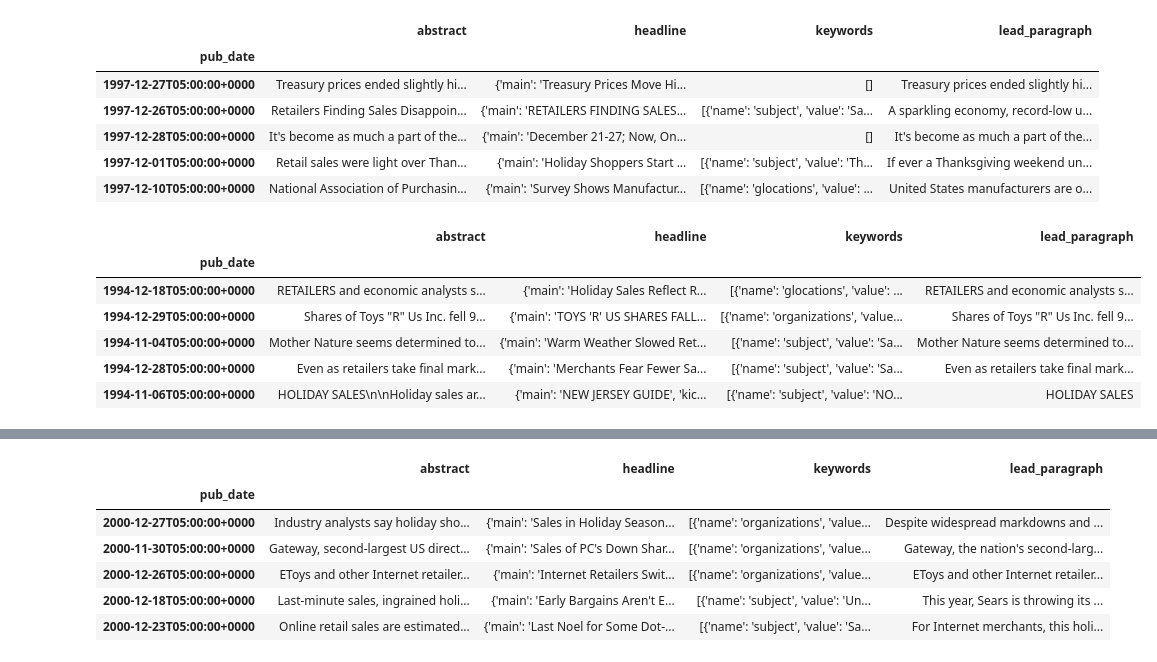
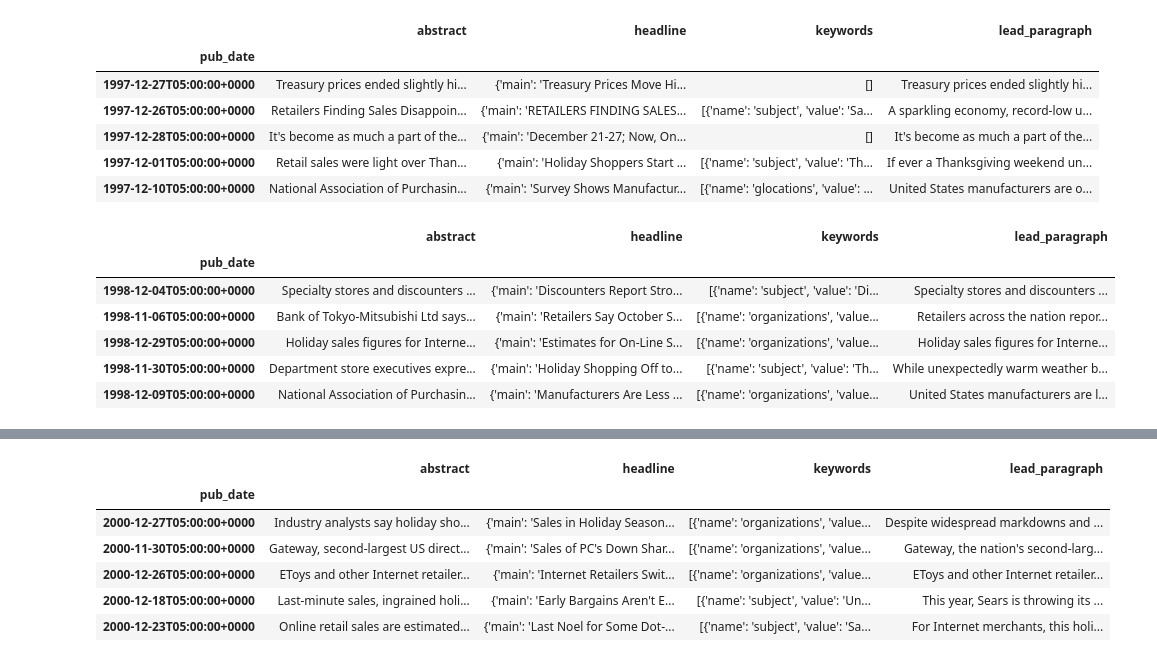
Before and after one commit to junaidqamer/HolidaySales, a Jupyter notebook: NYT_api.ipynb, the cells around one changed output, grey strips where cells are left out. Saved outputs shown, nothing was run; the diff lists cells and outputs as text; code cells hidden in the pictures.

```diff
--- a/NYT_api.ipynb
+++ b/NYT_api.ipynb
@@ -174,18 +174,18 @@ articles_df_97.head()
 # %%
 # Dataframe for 98
 articles98= articles_98['response']
-articles_df_98 = pd.DataFrame(articles94['docs']).set_index('pub_date').drop(columns = ['_id','byline', 'document_type','multimedia','news_desk'
-                                                                         ,'print_page','print_section','snippet','source','subsection_name'
+articles_df_98 = pd.DataFrame(articles98['docs']).set_index('pub_date').drop(columns = ['_id','byline', 'document_type','multimedia','news_desk'
+                                                                         ,'print_page','print_section','snippet','source'
                                                                          ,'type_of_material', 'uri','web_url','word_count','section_name'])
 articles_df_98.head()
 # %% [output]
 |  | abstract | headline | keywords | lead_paragraph |
 | pub_date |  |  |  |  |
-| 1994-12-18T05:00:00+0000 | RETAILERS and economic analysts s... | {'main': 'Holiday Sales Reflect R... | [{'name': 'glocations', 'value': ... | RETAILERS and economic analysts s... |
-| 1994-12-29T05:00:00+0000 | Shares of Toys "R" Us Inc. fell 9... | {'main': 'TOYS 'R' US SHARES FALL... | [{'name': 'organizations', 'value... | Shares of Toys "R" Us Inc. fell 9... |
-| 1994-11-04T05:00:00+0000 | Mother Nature seems determined to... | {'main': 'Warm Weather Slowed Ret... | [{'name': 'subject', 'value': 'Sa... | Mother Nature seems determined to... |
-| 1994-12-28T05:00:00+0000 | Even as retailers take final mark... | {'main': 'Merchants Fear Fewer Sa... | [{'name': 'subject', 'value': 'Sa... | Even as retailers take final mark... |
-| 1994-11-06T05:00:00+0000 | HOLIDAY SALES\n\nHoliday sales ar... | {'main': 'NEW JERSEY GUIDE', 'kic... | [{'name': 'subject', 'value': 'NO... | HOLIDAY SALES |
+| 1998-12-04T05:00:00+0000 | Specialty stores and discounters ... | {'main': 'Discounters Report Stro... | [{'name': 'subject', 'value': 'Di... | Specialty stores and discounters ... |
+| 1998-11-06T05:00:00+0000 | Bank of Tokyo-Mitsubishi Ltd says... | {'main': 'Retailers Say October S... | [{'name': 'organizations', 'value... | Retailers across the nation repor... |
+| 1998-12-29T05:00:00+0000 | Holiday sales figures for Interne... | {'main': 'Estimates for On-Line S... | [{'name': 'organizations', 'value... | Holiday sales figures for Interne... |
+| 1998-11-30T05:00:00+0000 | Department store executives expre... | {'main': 'Holiday Shopping Off to... | [{'name': 'subject', 'value': 'Th... | While unexpectedly warm weather b... |
+| 1998-12-09T05:00:00+0000 | National Association of Purchasin... | {'main': 'Manufacturers Are Less ... | [{'name': 'organizations', 'value... | United States manufacturers are l... |
 # %%
 # Dataframe for 99
 articles99= articles_99['response']
```
Also changed, not shown: parts of 1 cell of this notebook, 1 other file.
